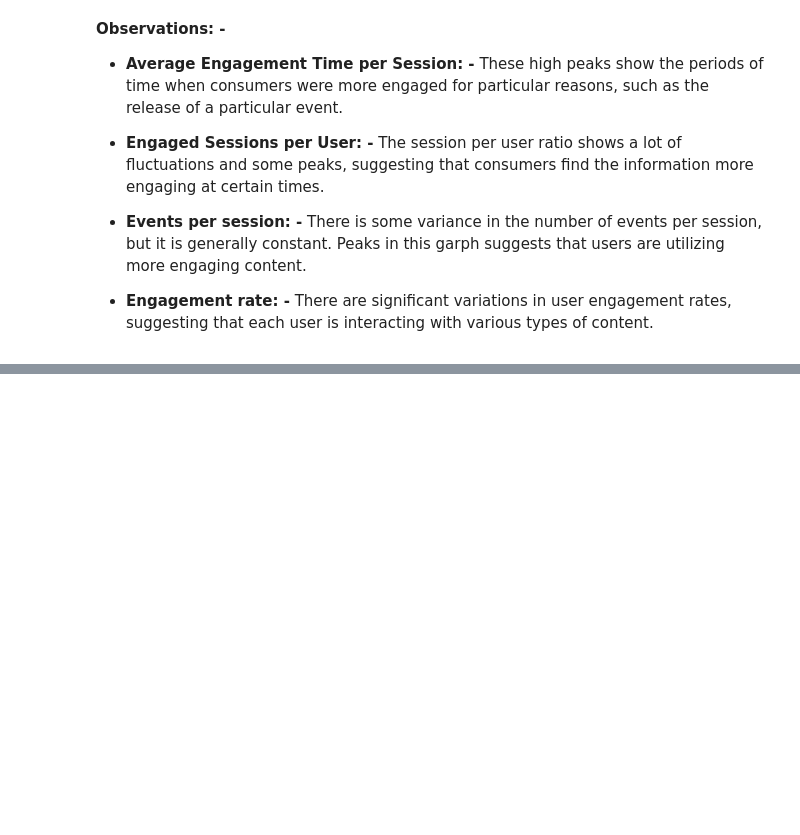
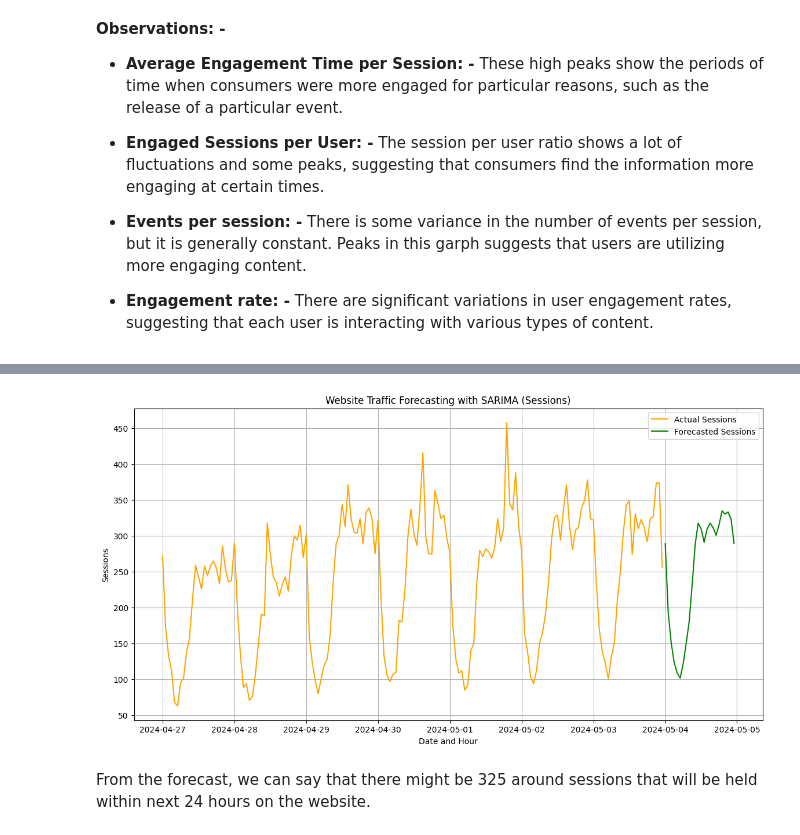
Before and after one commit to Tanwar-Aastha/Website-Performance-Analysis, a Jupyter notebook: performance_analysis.ipynb, the cells around one changed output, grey strips where cells are left out. Cells and saved outputs as stored; diff of their text form; code cells hidden in the pictures; blank space fills up the shorter version.

```diff
--- a/performance_analysis.ipynb
+++ b/performance_analysis.ipynb
@@ -372,0 +397,29 @@ plt.show()
+# %%
+# applying the SARIMA model
+from statsmodels.tsa.statespace.sarimax import SARIMAX
+
+sarima_model = SARIMAX(time_series_data, order=(1,1,1),
+                       seasonal_order=(1,1,1,24))
+
+# fitting the model
+sarima_model_fit = sarima_model.fit()
+# %%
+# forcasting the website traffic for next 24 hours
+sarima_forecast = sarima_model_fit.forecast(steps=24)
+# %%
+# plotting the forcast with the actual data
+plt.figure(figsize=(14, 7))
+plt.plot(time_series_data.index[-168:], time_series_data[-168:],
+         label='Actual Sessions', color='orange')  # last week data
+plt.plot(pd.date_range(time_series_data.index[-1], periods=25, freq='H')[1:],
+         sarima_forecast, label='Forecasted Sessions', color='green')
+plt.title('Website Traffic Forecasting with SARIMA (Sessions)')
+plt.xlabel('Date and Hour')
+plt.ylabel('Sessions')
+plt.legend()
+plt.grid(True)
+plt.show()
+# %% [output]
+[figure, added]
+# %% [markdown]
+From the forecast, we can say that there might be 325 around sessions that will be held within next 24 hours on the website.
```
Also changed, not shown: parts of 4 cells of this notebook.
